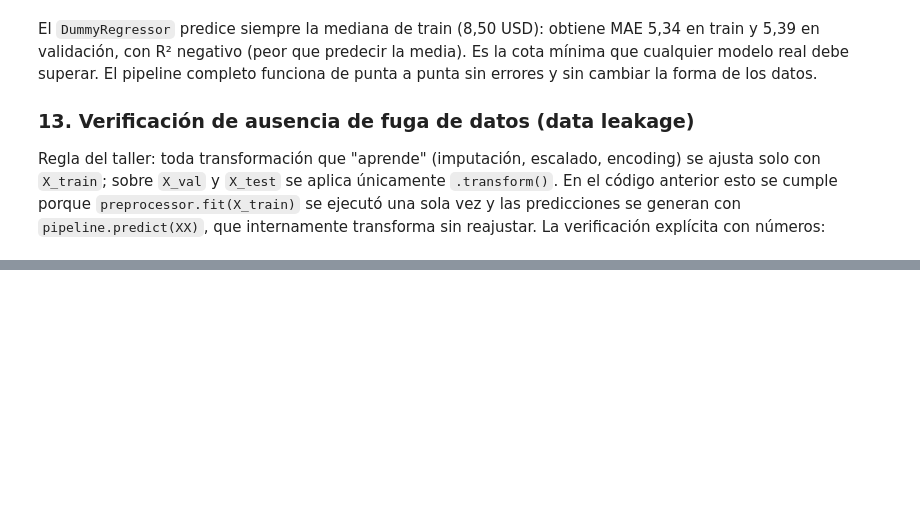
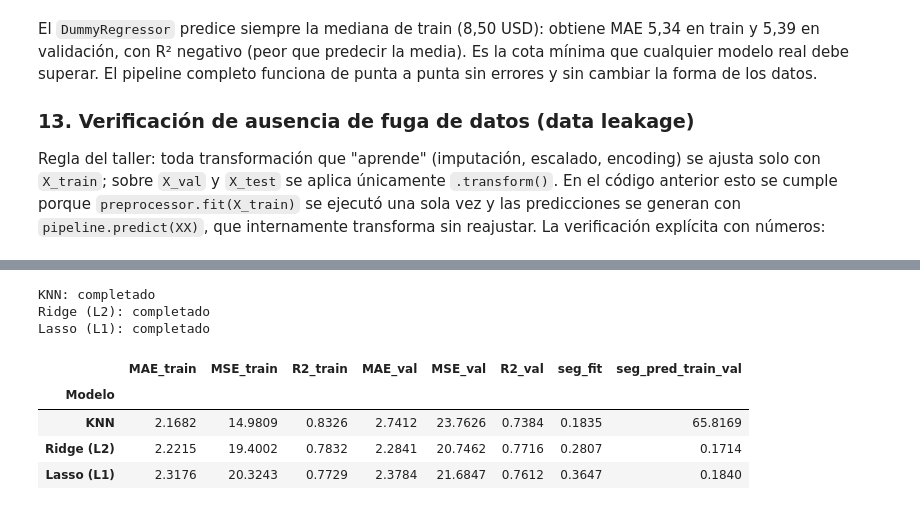
Before and after one commit to alejoriosm04/workshop-01-ml, a Jupyter notebook: notebooks/01_regresion_uber.ipynb, the cells around one changed output, grey strips where cells are left out. Drawn from its saved outputs; the diff is of its cells as text; code cells hidden in the pictures; blank space fills up the shorter version.

```diff
--- a/notebooks/01_regresion_uber.ipynb
+++ b/notebooks/01_regresion_uber.ipynb
@@ -918,0 +923,57 @@ no debe usarse hasta la Fase 6.
+# %%
+from sklearn.base import clone
+from sklearn.linear_model import Lasso, Ridge
+from sklearn.neighbors import KNeighborsRegressor
+import time
+
+modelos_regresion = {
+    "KNN": KNeighborsRegressor(n_neighbors=5, p=2, n_jobs=-1),
+    "Ridge (L2)": Ridge(alpha=1.0),
+    "Lasso (L1)": Lasso(alpha=0.1, max_iter=10_000),
+}
+
+pipelines_regresion = {}
+predicciones_regresion = {}
+filas_metricas_reg = []
+
+for nombre, estimador in modelos_regresion.items():
+    pipeline = Pipeline([
+        ("preprocessor", clone(preprocessor)),
+        ("model", estimador),
+    ])
+
+    inicio = time.perf_counter()
+    pipeline.fit(X_train, y_train)
+    segundos_fit = time.perf_counter() - inicio
+
+    inicio = time.perf_counter()
+    pred_train = pipeline.predict(X_train)
+    pred_val = pipeline.predict(X_val)
+    segundos_pred = time.perf_counter() - inicio
+
+    pipelines_regresion[nombre] = pipeline
+    predicciones_regresion[nombre] = {"train": pred_train, "val": pred_val}
+    filas_metricas_reg.append({
+        "Modelo": nombre,
+        "MAE_train": mean_absolute_error(y_train, pred_train),
+        "MSE_train": mean_squared_error(y_train, pred_train),
+        "R2_train": r2_score(y_train, pred_train),
+        "MAE_val": mean_absolute_error(y_val, pred_val),
+        "MSE_val": mean_squared_error(y_val, pred_val),
+        "R2_val": r2_score(y_val, pred_val),
+        "seg_fit": segundos_fit,
+        "seg_pred_train_val": segundos_pred,
+    })
+    print(f"{nombre}: completado")
+
+metricas_regresion = pd.DataFrame(filas_metricas_reg).set_index("Modelo")
+display(metricas_regresion.round(4))
+# %% [output]
+KNN: completado
+Ridge (L2): completado
+Lasso (L1): completado
+|  | MAE_train | MSE_train | R2_train | MAE_val | MSE_val | R2_val | seg_fit | seg_pred_train_val |
+| Modelo |  |  |  |  |  |  |  |  |
+| KNN | 2.1682 | 14.9809 | 0.8326 | 2.7412 | 23.7626 | 0.7384 | 0.1835 | 65.8169 |
+| Ridge (L2) | 2.2215 | 19.4002 | 0.7832 | 2.2841 | 20.7462 | 0.7716 | 0.2807 | 0.1714 |
+| Lasso (L1) | 2.3176 | 20.3243 | 0.7729 | 2.3784 | 21.6847 | 0.7612 | 0.3647 | 0.1840 |
```
Also changed, not shown: parts of 20 cells of this notebook, 6 other files.
